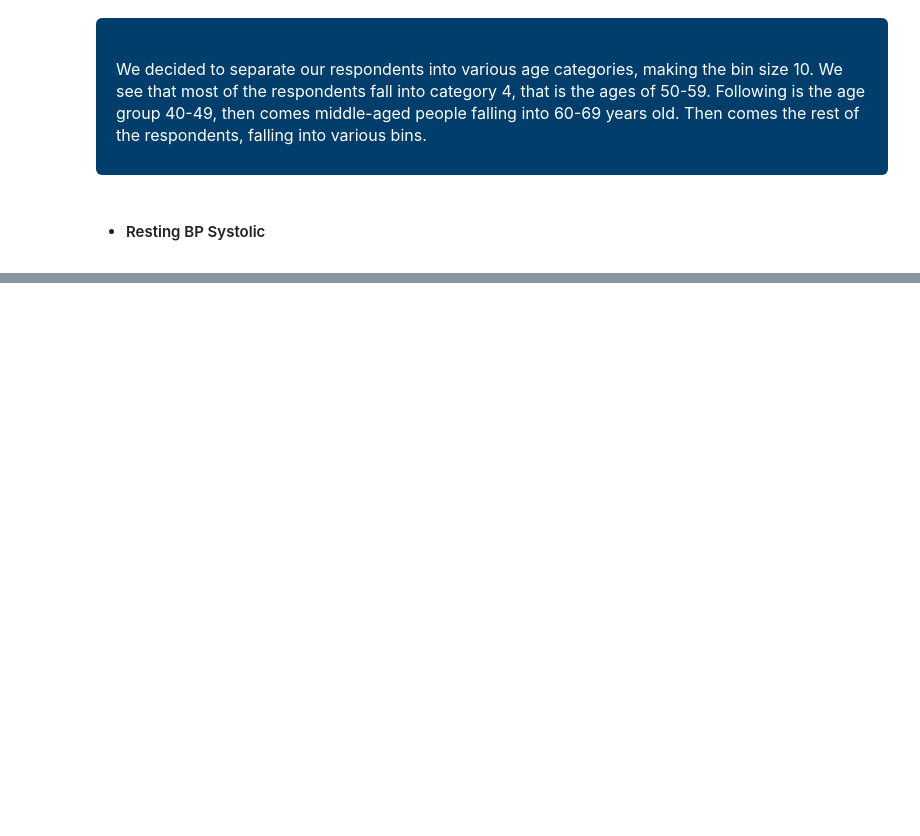
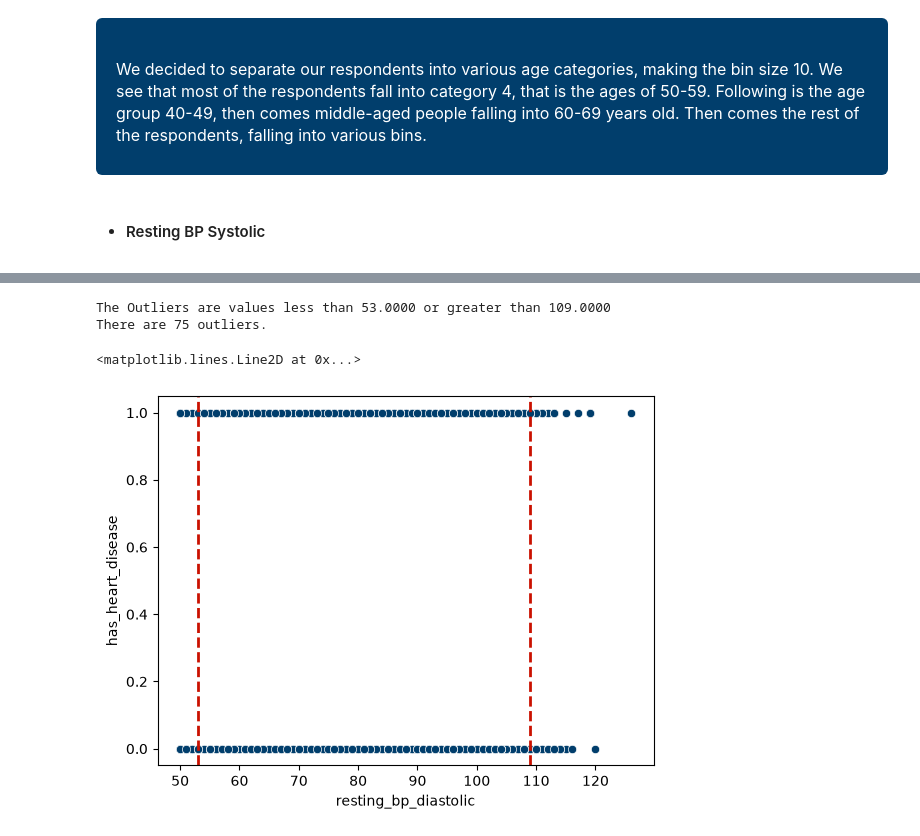
Before and after one commit to alimotamed-py/Kenko, a Jupyter notebook: ML/notebook/heart_disease.ipynb, the cells around one changed output, grey strips where cells are left out. Cells and saved outputs as stored; diff of their text form; code cells hidden in the pictures; blank space fills up the shorter version.

```diff
--- a/ML/notebook/heart_disease.ipynb
+++ b/ML/notebook/heart_disease.ipynb
@@ -595,0 +741,23 @@ We decided to separate our respondents into various age categories, making the b
+# %%
+values = np.array(df['resting_bp_diastolic'])
+
+percentile1, percentile2 = np.percentile(values, [25, 75])
+
+bounds = percentile2 - percentile1
+lower_bound = percentile1 - 1.5 * bounds
+upper_bound = percentile2 + 1.5 * bounds
+
+outliers = values[(values < lower_bound) | (values > upper_bound)]
+
+print("The Outliers are values less than {:.4f}".format(lower_bound), "or greater than {:.4f}".format(upper_bound))
+print("There are" ,len(outliers), "outliers.")
+# %% [output]
+The Outliers are values less than 53.0000 or greater than 109.0000
+There are 75 outliers.
+# %%
+sns.scatterplot(data=data, x="resting_bp_diastolic", y="has_heart_disease", color="#013e6c")
+plt.axvline(lower_bound, linestyle="--", linewidth=2, label=f"DBP Lower: {lower_bound:.2f}", color="#ca1100")
+plt.axvline(upper_bound, linestyle="--", linewidth=2, label=f"DBP Upper: {upper_bound:.2f}", color="#ca1100")
+# %% [output]
+<matplotlib.lines.Line2D at 0x...>
+[figure, added]
```
Also changed, not shown: parts of 17 cells of this notebook.
